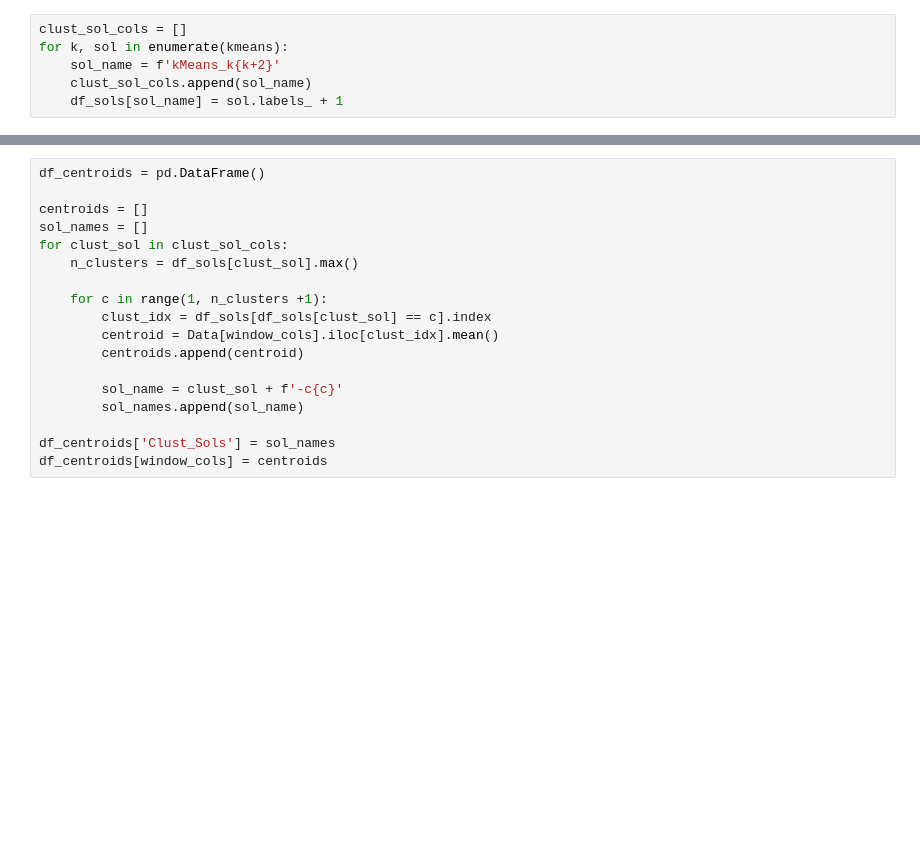
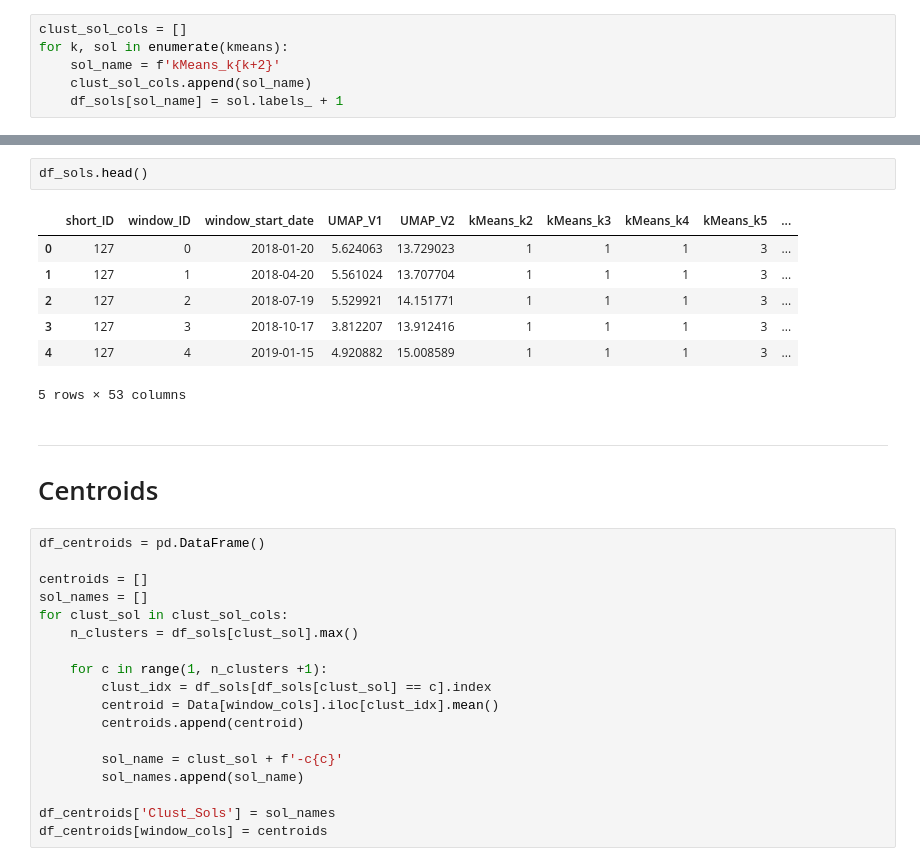
Before and after one commit to VascoPM/SHS-DeepClustering, a Jupyter notebook: BaseLine_ShallowClustering.ipynb, the cells around one changed output, grey strips where cells are left out. Saved outputs shown, nothing was run; the diff lists cells and outputs as text; blank space fills up the shorter version.

```diff
--- a/BaseLine_ShallowClustering.ipynb
+++ b/BaseLine_ShallowClustering.ipynb
@@ -126,3 +176,16 @@ df_sols.head()
+# %%
+df_sols.head()
+# %% [output]
+|  | short_ID | window_ID | window_start_date | UMAP_V1 | UMAP_V2 | kMeans_k2 | kMeans_k3 | kMeans_k4 | kMeans_k5 | ... |
+| 0 | 127 | 0 | 2018-01-20 | 5.624063 | 13.729023 | 1 | 1 | 1 | 3 | ... |
+| 1 | 127 | 1 | 2018-04-20 | 5.561024 | 13.707704 | 1 | 1 | 1 | 3 | ... |
+| 2 | 127 | 2 | 2018-07-19 | 5.529921 | 14.151771 | 1 | 1 | 1 | 3 | ... |
+| 3 | 127 | 3 | 2018-10-17 | 3.812207 | 13.912416 | 1 | 1 | 1 | 3 | ... |
+| 4 | 127 | 4 | 2019-01-15 | 4.920882 | 15.008589 | 1 | 1 | 1 | 3 | ... |
+5 rows × 53 columns
+# %% [markdown]
+---
+# Centroids
 # %%
 df_centroids = pd.DataFrame()
 
```
Also changed, not shown: parts of 14 cells of this notebook, 1 other file.
